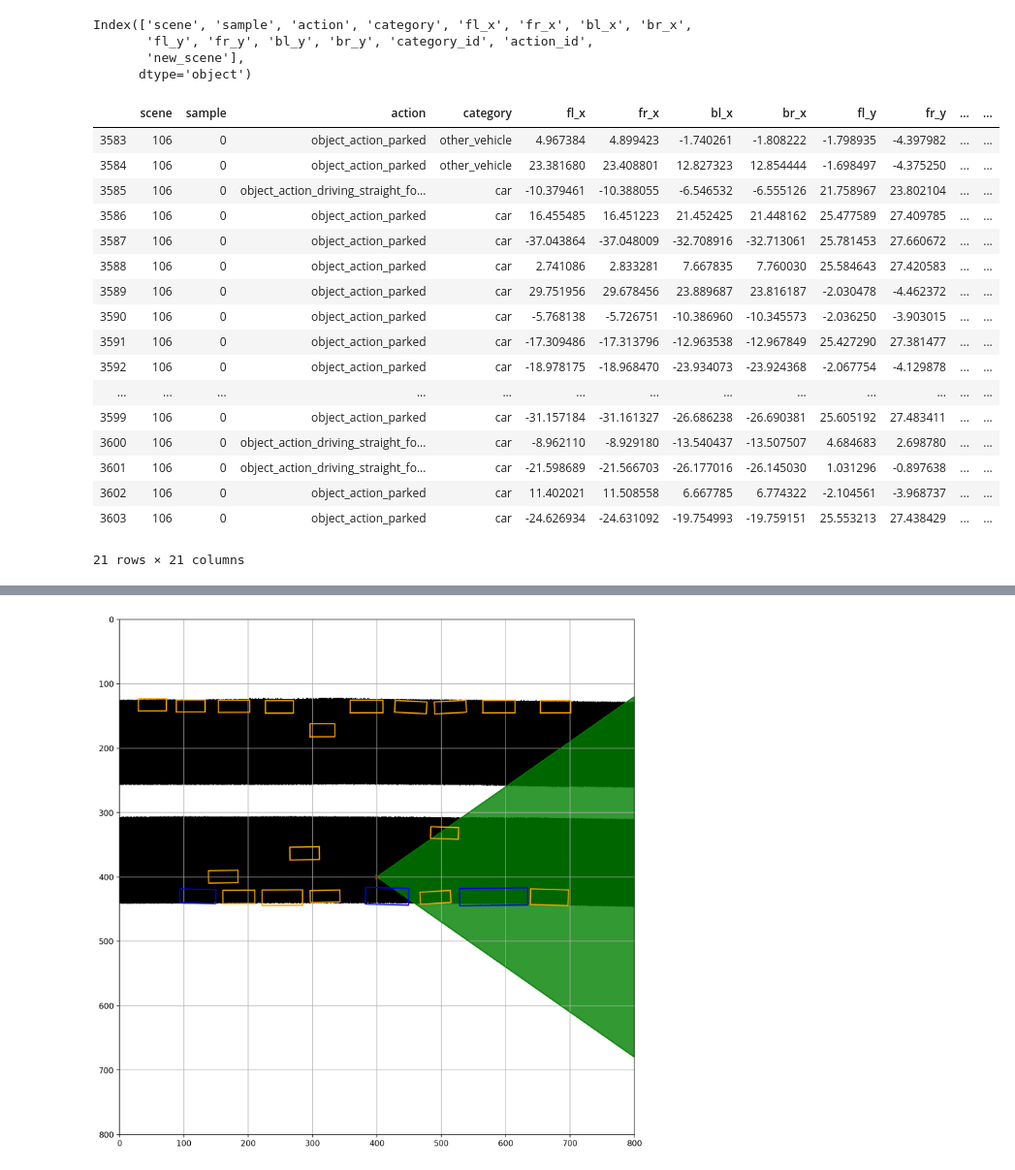
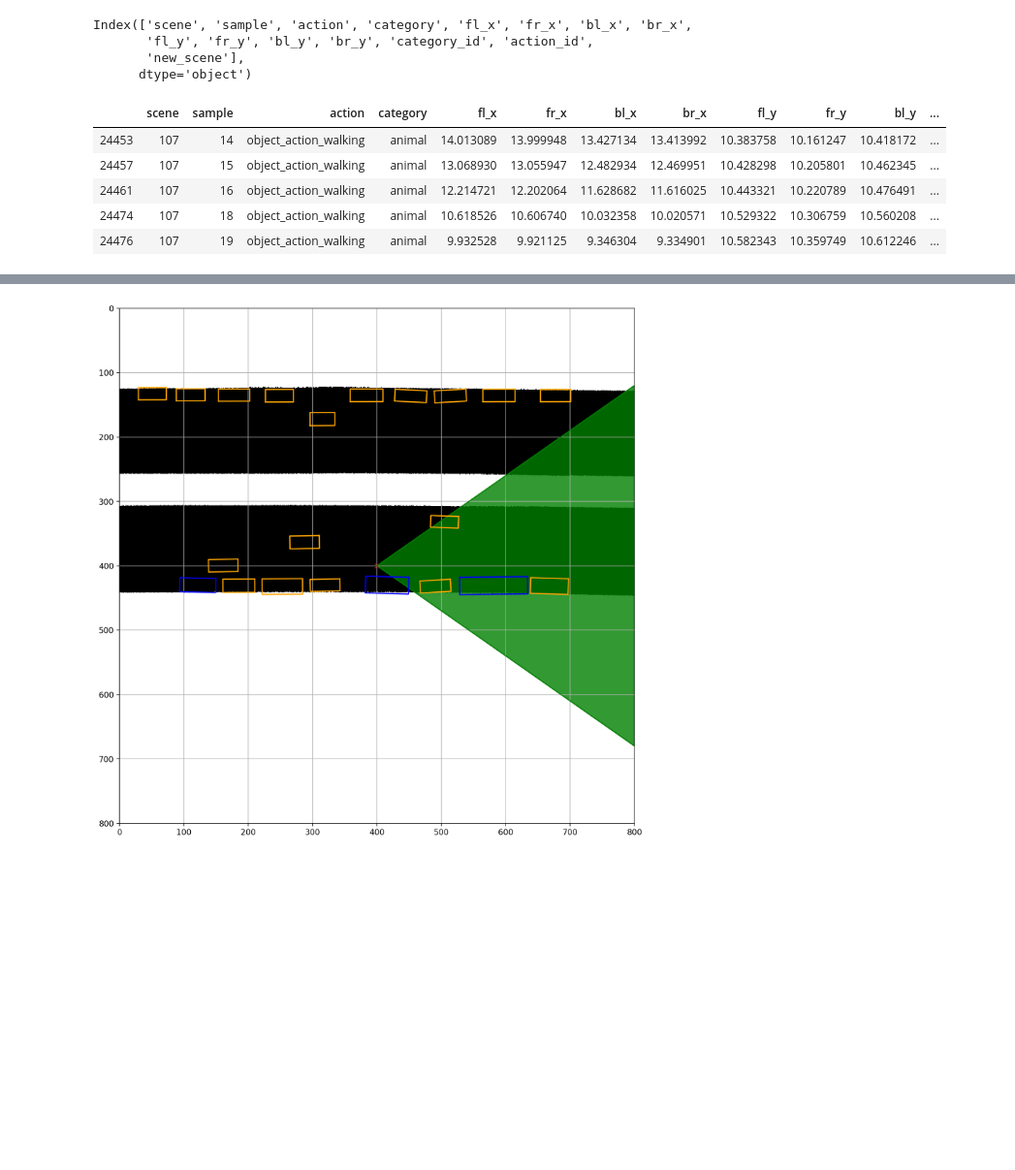
Before and after one commit to jingqian95/DeepLearning2020, a Jupyter notebook: code/random works.ipynb, the cells around one changed output, grey strips where cells are left out. Shown at 97% size. Saved outputs shown, nothing was run; the diff lists cells and outputs as text; code cells hidden in the pictures; blank space fills up the shorter version.

```diff
--- a/code/random works.ipynb
+++ b/code/random works.ipynb
@@ -37,25 +37,13 @@ Index(['scene', 'sample', 'action', 'category', 'fl_x', 'fr_x', 'bl_x', 'br_x',
        'new_scene'],
       dtype='object')
 # %%
-example = anno[anno['scene'] == 106][anno['sample'] == 0]
+example = anno[anno['category_id'] == 8]
 # %%
-example
+example.head()
 # %% [output]
-|  | scene | sample | action | category | fl_x | fr_x | bl_x | br_x | fl_y | fr_y | ... | ... |
-| 3583 | 106 | 0 | object_action_parked | other_vehicle | 4.967384 | 4.899423 | -1.740261 | -1.808222 | -1.798935 | -4.397982 | ... | ... |
-| 3584 | 106 | 0 | object_action_parked | other_vehicle | 23.381680 | 23.408801 | 12.827323 | 12.854444 | -1.698497 | -4.375250 | ... | ... |
-| 3585 | 106 | 0 | object_action_driving_straight_fo... | car | -10.379461 | -10.388055 | -6.546532 | -6.555126 | 21.758967 | 23.802104 | ... | ... |
-| 3586 | 106 | 0 | object_action_parked | car | 16.455485 | 16.451223 | 21.452425 | 21.448162 | 25.477589 | 27.409785 | ... | ... |
-| 3587 | 106 | 0 | object_action_parked | car | -37.043864 | -37.048009 | -32.708916 | -32.713061 | 25.781453 | 27.660672 | ... | ... |
-| 3588 | 106 | 0 | object_action_parked | car | 2.741086 | 2.833281 | 7.667835 | 7.760030 | 25.584643 | 27.420583 | ... | ... |
-| 3589 | 106 | 0 | object_action_parked | car | 29.751956 | 29.678456 | 23.889687 | 23.816187 | -2.030478 | -4.462372 | ... | ... |
-| 3590 | 106 | 0 | object_action_parked | car | -5.768138 | -5.726751 | -10.386960 | -10.345573 | -2.036250 | -3.903015 | ... | ... |
-| 3591 | 106 | 0 | object_action_parked | car | -17.309486 | -17.313796 | -12.963538 | -12.967849 | 25.427290 | 27.381477 | ... | ... |
-| 3592 | 106 | 0 | object_action_parked | car | -18.978175 | -18.968470 | -23.934073 | -23.924368 | -2.067754 | -4.129878 | ... | ... |
-| ... | ... | ... | ... | ... | ... | ... | ... | ... | ... | ... | ... | ... |
-| 3599 | 106 | 0 | object_action_parked | car | -31.157184 | -31.161327 | -26.686238 | -26.690381 | 25.605192 | 27.483411 | ... | ... |
-| 3600 | 106 | 0 | object_action_driving_straight_fo... | car | -8.962110 | -8.929180 | -13.540437 | -13.507507 | 4.684683 | 2.698780 | ... | ... |
-| 3601 | 106 | 0 | object_action_driving_straight_fo... | car | -21.598689 | -21.566703 | -26.177016 | -26.145030 | 1.031296 | -0.897638 | ... | ... |
-| 3602 | 106 | 0 | object_action_parked | car | 11.402021 | 11.508558 | 6.667785 | 6.774322 | -2.104561 | -3.968737 | ... | ... |
-| 3603 | 106 | 0 | object_action_parked | car | -24.626934 | -24.631092 | -19.754993 | -19.759151 | 25.553213 | 27.438429 | ... | ... |
+|  | scene | sample | action | category | fl_x | fr_x | bl_x | br_x | fl_y | fr_y | bl_y | ... |
+| 24453 | 107 | 14 | object_action_walking | animal | 14.013089 | 13.999948 | 13.427134 | 13.413992 | 10.383758 | 10.161247 | 10.418172 | ... |
+| 24457 | 107 | 15 | object_action_walking | animal | 13.068930 | 13.055947 | 12.482934 | 12.469951 | 10.428298 | 10.205801 | 10.462345 | ... |
+| 24461 | 107 | 16 | object_action_walking | animal | 12.214721 | 12.202064 | 11.628682 | 11.616025 | 10.443321 | 10.220789 | 10.476491 | ... |
+| 24474 | 107 | 18 | object_action_walking | animal | 10.618526 | 10.606740 | 10.032358 | 10.020571 | 10.529322 | 10.306759 | 10.560208 | ... |
+| 24476 | 107 | 19 | object_action_walking | animal | 9.932528 | 9.921125 | 9.346304 | 9.334901 | 10.582343 | 10.359749 | 10.612246 | ... |
-21 rows × 21 columns
```
Also changed, not shown: parts of 37 cells of this notebook, 4 other files.
